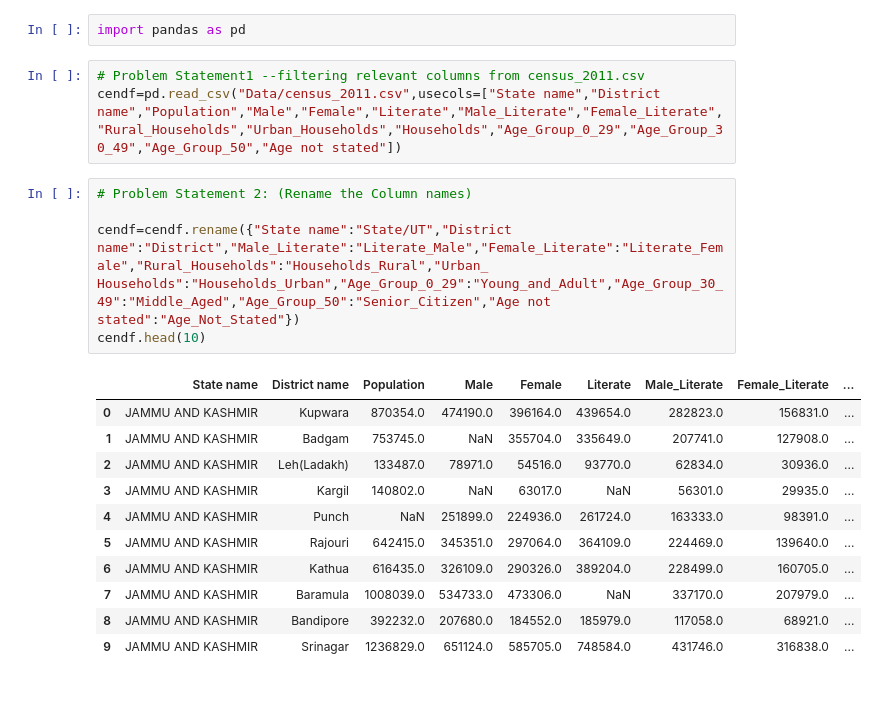
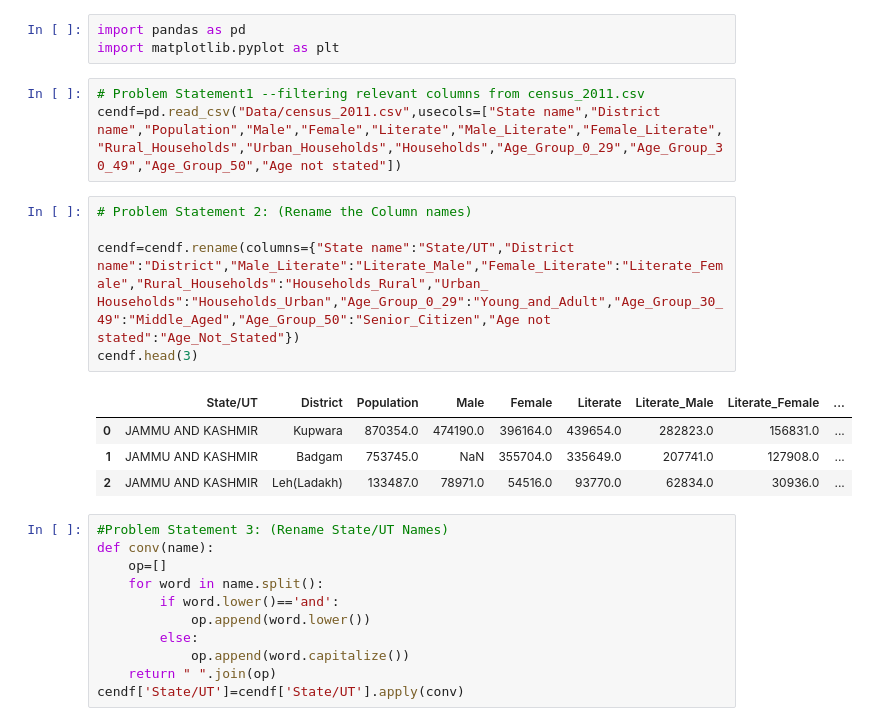
Before and after one commit to ramakrishnaprasadS/Python-projects, a Jupyter notebook: problemSt1-5.ipynb, the cells around one changed output. Drawn from its saved outputs; the diff is of its cells as text; blank space fills up the shorter version.

```diff
--- a/problemSt1-5.ipynb
+++ b/problemSt1-5.ipynb
@@ -1,22 +1,27 @@
 # %%
 import pandas as pd
+import matplotlib.pyplot as plt
 # %%
 # Problem Statement1 --filtering relevant columns from census_2011.csv
 cendf=pd.read_csv("Data/census_2011.csv",usecols=["State name","District name","Population","Male","Female","Literate","Male_Literate","Female_Literate","Rural_Households","Urban_Households","Households","Age_Group_0_29","Age_Group_30_49","Age_Group_50","Age not stated"])
 # %%
 # Problem Statement 2: (Rename the Column names)
 
-cendf=cendf.rename({"State name":"State/UT","District name":"District","Male_Literate":"Literate_Male","Female_Literate":"Literate_Female","Rural_Households":"Households_Rural","Urban_ Households":"Households_Urban","Age_Group_0_29":"Young_and_Adult","Age_Group_30_49":"Middle_Aged","Age_Group_50":"Senior_Citizen","Age not stated":"Age_Not_Stated"})
-cendf.head(10)
+cendf=cendf.rename(columns={"State name":"State/UT","District name":"District","Male_Literate":"Literate_Male","Female_Literate":"Literate_Female","Rural_Households":"Households_Rural","Urban_ Households":"Households_Urban","Age_Group_0_29":"Young_and_Adult","Age_Group_30_49":"Middle_Aged","Age_Group_50":"Senior_Citizen","Age not stated":"Age_Not_Stated"})
+cendf.head(3)
 # %% [output]
-|  | State name | District name | Population | Male | Female | Literate | Male_Literate | Female_Literate | ... |
+|  | State/UT | District | Population | Male | Female | Literate | Literate_Male | Literate_Female | ... |
 | 0 | JAMMU AND KASHMIR | Kupwara | 870354.0 | 474190.0 | 396164.0 | 439654.0 | 282823.0 | 156831.0 | ... |
 | 1 | JAMMU AND KASHMIR | Badgam | 753745.0 | NaN | 355704.0 | 335649.0 | 207741.0 | 127908.0 | ... |
 | 2 | JAMMU AND KASHMIR | Leh(Ladakh) | 133487.0 | 78971.0 | 54516.0 | 93770.0 | 62834.0 | 30936.0 | ... |
-| 3 | JAMMU AND KASHMIR | Kargil | 140802.0 | NaN | 63017.0 | NaN | 56301.0 | 29935.0 | ... |
-| 4 | JAMMU AND KASHMIR | Punch | NaN | 251899.0 | 224936.0 | 261724.0 | 163333.0 | 98391.0 | ... |
-| 5 | JAMMU AND KASHMIR | Rajouri | 642415.0 | 345351.0 | 297064.0 | 364109.0 | 224469.0 | 139640.0 | ... |
-| 6 | JAMMU AND KASHMIR | Kathua | 616435.0 | 326109.0 | 290326.0 | 389204.0 | 228499.0 | 160705.0 | ... |
-| 7 | JAMMU AND KASHMIR | Baramula | 1008039.0 | 534733.0 | 473306.0 | NaN | 337170.0 | 207979.0 | ... |
-| 8 | JAMMU AND KASHMIR | Bandipore | 392232.0 | 207680.0 | 184552.0 | 185979.0 | 117058.0 | 68921.0 | ... |
-| 9 | JAMMU AND KASHMIR | Srinagar | 1236829.0 | 651124.0 | 585705.0 | 748584.0 | 431746.0 | 316838.0 | ... |
+# %%
+#Problem Statement 3: (Rename State/UT Names)
+def conv(name):
+    op=[]
+    for word in name.split():
+        if word.lower()=='and':
+            op.append(word.lower())
+        else:
+            op.append(word.capitalize())
+    return " ".join(op)
+cendf['State/UT']=cendf['State/UT'].apply(conv)
```
Also changed, not shown: parts of 17 cells of this notebook, 3 other files.
